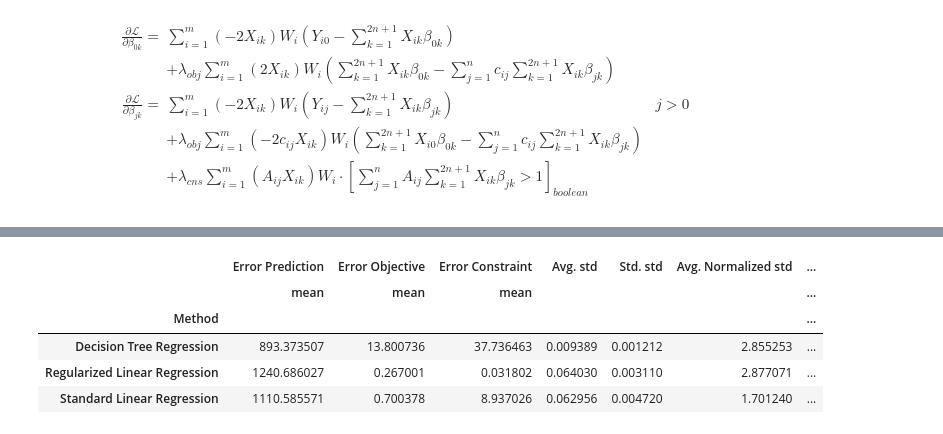
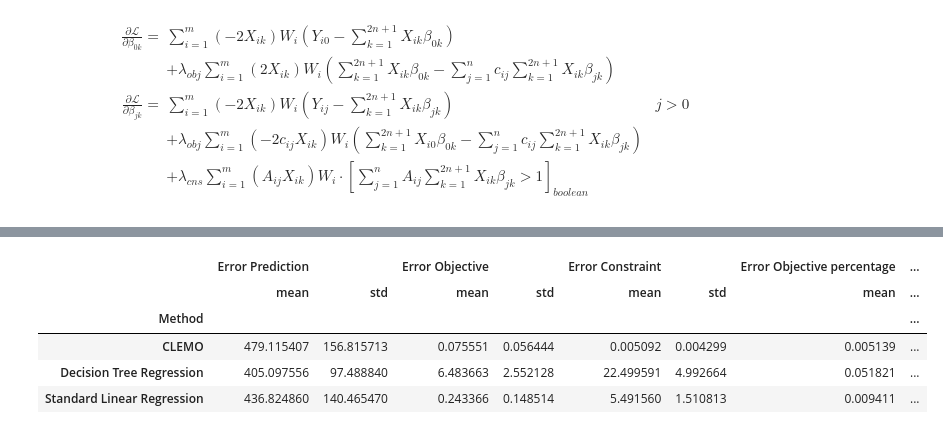
Before and after one commit to daanotto/CLEMO, a Jupyter notebook: KS_cts_various_types.ipynb, the cells around one changed output, grey strips where cells are left out. Saved outputs shown, nothing was run; the diff lists cells and outputs as text; code cells hidden in the pictures.

```diff
--- a/KS_cts_various_types.ipynb
+++ b/KS_cts_various_types.ipynb
@@ -375,10 +517,10 @@ def lss_cns_pred(X = smpl_vls_intr, Y = y_vals, W = wght_vls, P=np.zeros(np.shap
 # The variables of these models function as an initial beta,
 # a warm start to minimize the loss function later on.
 def get_warm_start_linreg(x, y, w):
-    start = time.time()
+
     models = []
     for i in range(len(y[0])):
-        start = time.time()
+        # start = time.time()
         clf = LinearRegression()
         y_loc = [x[i] for x in y]
         clf.fit(x, y_loc, sample_weight = w)
@@ -390,8 +532,7 @@ def get_warm_start_linreg(x, y, w):
             wrm_strt_t[i][j] = models[i].coef_[j]
         wrm_strt_t[i][j+1] = models[i].intercept_
     wrm_strt = np.transpose(wrm_strt_t)
-    end = time.time()
-    print('Time:', end - start)
+
     return wrm_strt
 
 for ky1 in ins_dict.keys():
@@ -399,8 +540,6 @@ for ky1 in ins_dict.keys():
         b = 'Batch 0'
         print(ky1,ky2)
         wrm_strt_lcl  = get_warm_start_linreg(x = ins_dict[ky1][ky2][b]['smpl_vls'], y = ins_dict[ky1][ky2][b]['Actuals'], w = ins_dict[ky1][ky2][b]['Weights'])
-        # print(ky1,ky2)
-        # print(ins_dict[key]['wrm_strt '+str(1)])
         print(lss_std(wrm_strt_lcl, X = ins_dict[ky1][ky2][b]['Samples'], Y = ins_dict[ky1][ky2][b]['Actuals'], W =ins_dict[ky1][ky2][b]['Weights']))
         print(lss_obj(wrm_strt_lcl, X = ins_dict[ky1][ky2][b]['Samples'], Y = ins_dict[ky1][ky2][b]['Actuals'], W =ins_dict[ky1][ky2][b]['Weights']))
         print(lss_cns(wrm_strt_lcl, X = ins_dict[ky1][ky2][b]['Samples'], Y = ins_dict[ky1][ky2][b]['Actuals'], W =ins_dict[ky1][ky2][b]['Weights']), '\n')
@@ -461,7 +596,7 @@ Time: 0.0020401477813720703
 # %%
 dict_methods_standard = {'Standard Linear Regression': {},
                         'Decision Tree Regression': {'max_depth': 5, 'min_samples_leaf': max(int(0.05*smple_sz), 50)},
-                        'Regularized Linear Regression': {'Region': ['all']}}
+                        'CLEMO': {'Region': ['all']}}
 dict_methods = {}
 b = 'Batch 0'
 for ky1 in ins_dict.keys():
@@ -473,9 +608,5 @@ for ky1 in ins_dict.keys():
         lcl_lss_cns = max(lss_cns(wrm_strt_lcl, X = ins_dict[ky1][ky2][b]['Samples'], Y = ins_dict[ky1][ky2][b]['Actuals'], W =ins_dict[ky1][ky2][b]['Weights']),10e-4)
 
         dict_methods[ky1][ky2] = copy.deepcopy(dict_methods_standard)
-        # print(lcl_lss_std)
-        # print(lcl_lss_obj)
-        # print(lcl_lss_cns)
-        # print((np.round(0.5*lcl_lss_std/lcl_lss_obj,decimals=1), 10), (np.round(0.5*lcl_lss_std/lcl_lss_obj, decimals=1),1))
-        dict_methods[ky1][ky2]['Regularized Linear Regression']['Lambdas'] = [(np.round(0.5*lcl_lss_std/lcl_lss_obj,decimals=1), np.round(0.5*lcl_lss_std/lcl_lss_cns,decimals=1))]
+        dict_methods[ky1][ky2]['CLEMO']['Lambdas'] = [(np.round(0.5*lcl_lss_std/lcl_lss_obj,decimals=1), np.round(0.5*lcl_lss_std/lcl_lss_cns,decimals=1))]
                                                                             #   , (np.round(0.5*lcl_lss_std/lcl_lss_obj,decimals=1), 10), (np.round(0.5*lcl_lss_std/lcl_lss_obj, decimals=1),1)]
@@ -569,7 +918,6 @@ Time: 900.1334116458893
 # %%
 trgs = ['Contribution Target ' + str(i) for i in range(nr_trgts)]
 ftrs = np.concatenate((['Val\n' + str(i+1) for i in range(nr_items)],['Wgt\n' + str(i+1) for i in range(nr_items)]))
-print(trgs)
 
 # Create dataframe to plot stability boxplots later on
 df = pd.DataFrame.from_dict({(i,j,k,l): ins_dict[i][j][k][l]
@@ -583,10 +931,12 @@ df.index.names = ['Type nr', 'Instance nr','Batch nr', 'Method']
 df = df.reset_index()
 
 df_lists = df
+print(type(df['Contribution Target 0'].iloc[0]))
+print(len(df['Contribution Target 0'].iloc[0]))
 
 ftr_cols = []
 for trg in trgs:
-    trg_cols = np.concatenate(([trg + ' Val\n' + str(i+1) for i in range(nr_items)],[trg + ' Wgt\n' + str(i+1) for i in range(nr_items)]))
+    trg_cols = np.concatenate(([trg + ' Value item' + str(i+1) for i in range(nr_items)],[trg + ' Wgt item' + str(i+1) for i in range(nr_items)]))
     ftr_cols = np.concatenate((ftr_cols,trg_cols))
     #split column of lists into new columns
     split = pd.DataFrame(df[trg].to_list(), columns = trg_cols)
@@ -597,5 +947,5 @@ for trg in trgs:
 # explode_lst = list(trgs) + ['Features']
 # df = df.explode(explode_lst, ignore_index=False)
 df.to_excel("Overview_Original_df_25_items"+str(today)+".xlsx")
-display(df[df['Method']=='Standard Linear Regression'])
+display(df[df['Method']=='CLEMO'])
 # %% [output]
@@ -693,7 +1021,7 @@ for i in ins_dict.keys():
 from warnings import simplefilter
 simplefilter(action="ignore", category=pd.errors.PerformanceWarning)
 
-agg_dict = {'Error Prediction':'mean', 'Error Objective':'mean', 'Error Constraint':'mean', 'Agreement':'mean', 'Agreement top '+str(f):'mean'}
+agg_dict = {'Error Prediction':['mean', 'std'], 'Error Objective':['mean', 'std'], 'Error Constraint':['mean', 'std'], 'Error Objective percentage':['mean', 'std'], 'Error Constraint percentage':['mean', 'std'], 'Agreement':'mean', 'Agreement top '+str(f):'mean'}
 for ftr in ftr_cols:
     agg_dict[ftr] = ['mean', 'std']
 
@@ -704,7 +1032,7 @@ for trg in trgs:
     top_cols = [(trg, 'Top ' + str(i+1)) for i in range(f)]
     micolumns = pd.MultiIndex.from_tuples(top_cols)
     top_cols_all = np.concatenate((top_cols_all, micolumns))
-    slc_cols = [(trg + ' ' + ftr, 'mean') for ftr in ftrs]
+    slc_cols =  np.concatenate(([(trg + ' Value item' + str(i+1), 'mean') for i in range(nr_items)],[(trg + ' Wgt item' + str(i+1), 'mean') for i in range(nr_items)]))
     tmp = df_group[slc_cols].apply(lambda x: np.absolute(x).nlargest(f).index.tolist(), axis=1).tolist()
     output = [[item[0] for item in lst] for lst in tmp]
     df_group = df_group.join(pd.DataFrame(output,
@@ -740,15 +1068,15 @@ df_group['Std. Normalized std top '+str(f)] = (sum(df_group[(i, 'sign.')]*df_gro
 df_group['Avg. std top '+str(f)] = (sum(df_group[(i, 'sign.')]*df_group[(i, 'top '+str(f))]*df_group[(i, 'std')] for i in ftr_cols)/sum(df_group[(j, 'sign.')]*df_group[(j, 'top '+str(f))] for j in ftr_cols)).astype(float)
 df_group['Std. std top '+str(f)] = (sum(df_group[(i, 'sign.')]*df_group[(i, 'top '+str(f))]*(df_group[(i, 'std')] - df_group['Avg. std'])**2  for i in ftr_cols)/sum(df_group[(j, 'sign.')]*df_group[(j, 'top '+str(f))] for j in ftr_cols)).astype(float)
 # %%
-col_dsply = [('Error Prediction','mean'),('Error Objective','mean'), ('Error Constraint','mean'), ('Avg. std',''), ('Std. std',''), ('Avg. Normalized std',''), ('Std. Normalized std',''), ('Avg. std top 5',''), ('Std. std top 5',''), ('Avg. Normalized std top 5',''), ('Std. Normalized std top 5',''), ('Agreement','mean'), ('Agreement top 5','mean')]
+col_dsply = [('Error Prediction','mean'), ('Error Prediction','std'),('Error Objective','mean'), ('Error Objective','std'), ('Error Constraint','mean'), ('Error Constraint','std'), ('Error Objective percentage','mean'), ('Error Objective percentage','std'), ('Error Constraint percentage','mean'), ('Error Constraint percentage','std'),  ('Avg. std top 5',''), ('Avg. Normalized std top 5',''), ('Agreement top 5','mean')]
 df_dsply = df_group[col_dsply]
 # display(df_dsply.loc['Type 0'].style.background_gradient(axis=0))
-display(df_dsply.loc['Type 3'])
-# df_dsply.to_excel("Overview_test_25_items"+str(today)+".xlsx")
+display(df_dsply.loc['Type 0'])
+df_dsply.to_excel("Overview_test_25_items"+str(today)+".xlsx")
 # %% [output]
-|  | Error Prediction | Error Objective | Error Constraint | Avg. std | Std. std | Avg. Normalized std | ... |
-|  | mean | mean | mean |  |  |  | ... |
-| Method |  |  |  |  |  |  | ... |
-| Decision Tree Regression | 893.373507 | 13.800736 | 37.736463 | 0.009389 | 0.001212 | 2.855253 | ... |
-| Regularized Linear Regression | 1240.686027 | 0.267001 | 0.031802 | 0.064030 | 0.003110 | 2.877071 | ... |
-| Standard Linear Regression | 1110.585571 | 0.700378 | 8.937026 | 0.062956 | 0.004720 | 1.701240 | ... |
+|  | Error Prediction |  | Error Objective |  | Error Constraint |  | Error Objective percentage | ... |
+|  | mean | std | mean | std | mean | std | mean | ... |
+| Method |  |  |  |  |  |  |  | ... |
+| CLEMO | 479.115407 | 156.815713 | 0.075551 | 0.056444 | 0.005092 | 0.004299 | 0.005139 | ... |
+| Decision Tree Regression | 405.097556 | 97.488840 | 6.483663 | 2.552128 | 22.499591 | 4.992664 | 0.051821 | ... |
+| Standard Linear Regression | 436.824860 | 140.465470 | 0.243366 | 0.148514 | 5.491560 | 1.510813 | 0.009411 | ... |
```
Also changed, not shown: parts of 23 cells of this notebook, 53 other files.
